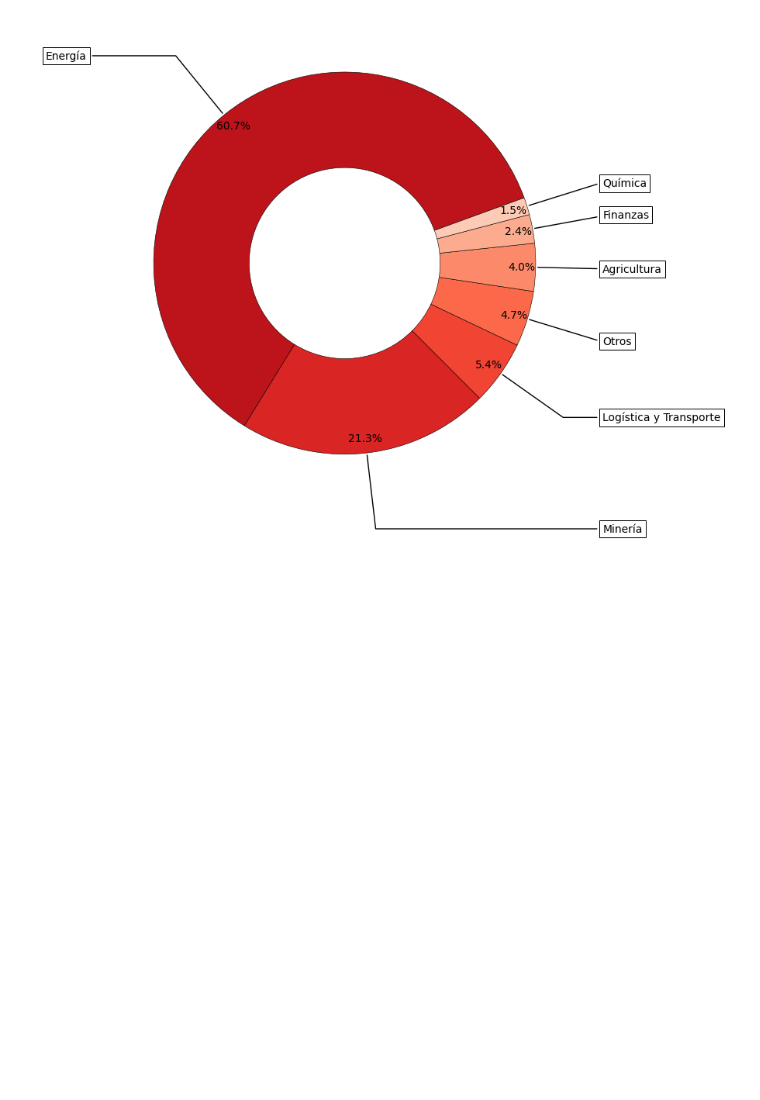
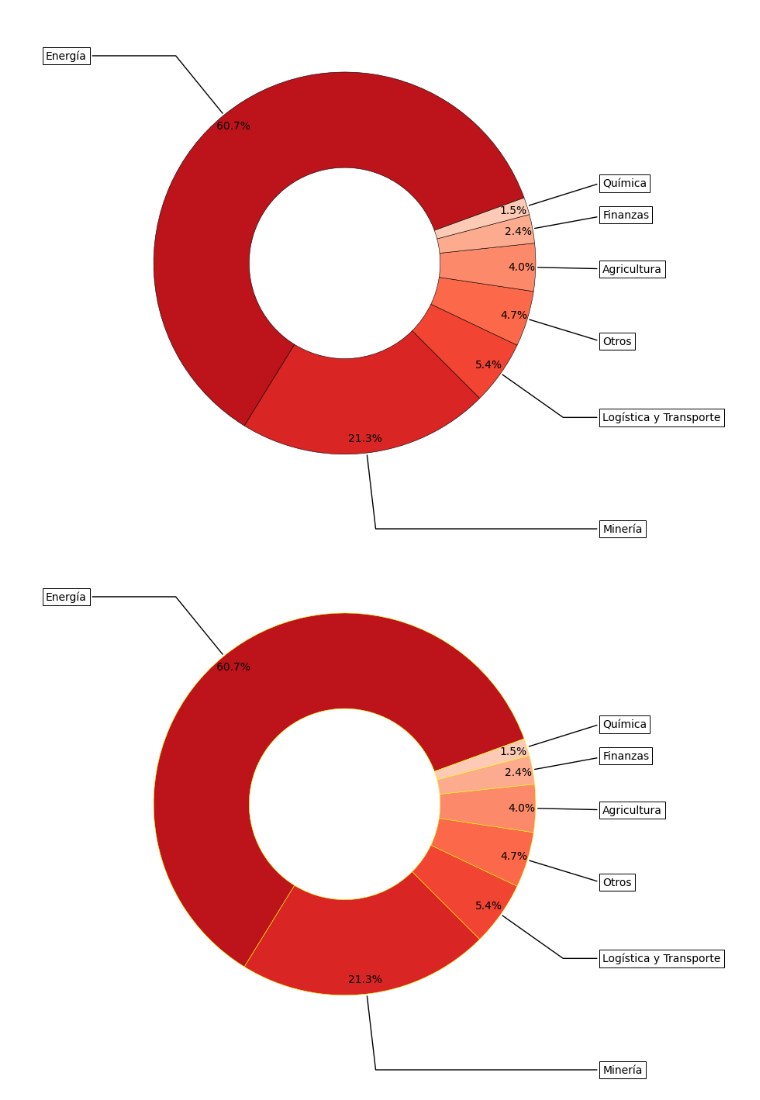
Before and after one commit to KnEl1a/Python, a Jupyter notebook: Graf. 28/28- dona .ipynb, the cells around one changed output. Saved outputs shown, nothing was run; the diff lists cells and outputs as text; code cells hidden in the pictures; blank space fills up the shorter version.

```diff
--- a/Graf. 28/28- dona .ipynb
+++ b/Graf. 28/28- dona .ipynb
@@ -210,3 +210,44 @@ plt.savefig(r'C:\Users\Usuario\Desktop\Port Folio\Pandas y Matplotlib\Proyecto I
 plt.show()
 # %% [output]
 [figure]
+# %%
+import pandas as pd
+import numpy as np
+import matplotlib.pyplot as plt
+
+# Supongamos que ya tienes df, labels, y sizes definidos
+
+# Ajustar el tamaño de la figura
+fig, ax = plt.subplots(figsize=(8, 8), subplot_kw=dict(aspect="equal"))
+
+# Definir una paleta de colores roja
+colors = plt.cm.Reds(np.linspace(0.8, 0.2, len(labels)))  # Invertir el orden de los colores
+
+wedges, texts, autotexts = ax.pie(sizes, autopct='%1.1f%%', textprops=dict(color="black"), startangle=20,
+                                  wedgeprops=dict(width=0.5, linewidth=0.4, edgecolor='yellow'), pctdistance=0.925, colors=colors)
+
+# con startangle rotamos la dona
+# con edgecolor marcamos el color de las lineas de la dona
+# el parametro color especificamos el color, en este caso en formato hexadecimal
+
+bbox_props = dict(boxstyle="square,pad=0.3", fc="w", ec="k", lw=0.72)
+kw = dict(arrowprops=dict(arrowstyle="-", color="black"), bbox=bbox_props, zorder=0, va="center")
+
+for i, (p, label) in enumerate(zip(wedges, labels)):
+    ang = (p.theta2 - p.theta1) / 2. + p.theta1
+    y = np.sin(np.deg2rad(ang))
+    x = np.cos(np.deg2rad(ang))
+    horizontalalignment = {-1: "right", 1: "left"}[int(np.sign(x))]
+    connectionstyle = f"angle,angleA=0,angleB={ang}"
+    kw["arrowprops"].update({"connectionstyle": connectionstyle})
+
+    # Ajustar la posición de las etiquetas y usar color de texto automático
+    ax.annotate(label, xy=(x, y), xytext=(1.35 * np.sign(x), 1.4 * y),
+                horizontalalignment=horizontalalignment, **kw, color="black")
+
+# Puedes personalizar la visualización según tus necesidades
+# ax.set_title("Matplotlib bakery: A donut")
+plt.savefig(r'C:\Users\Usuario\Desktop\Port Folio\Pandas y Matplotlib\Proyecto I+D UNO\Graf. 28\Extra textNegro.png', dpi=300, bbox_inches='tight')
+plt.show()
+# %% [output]
+[figure, added]
```
Also changed, not shown: 1 other file.
